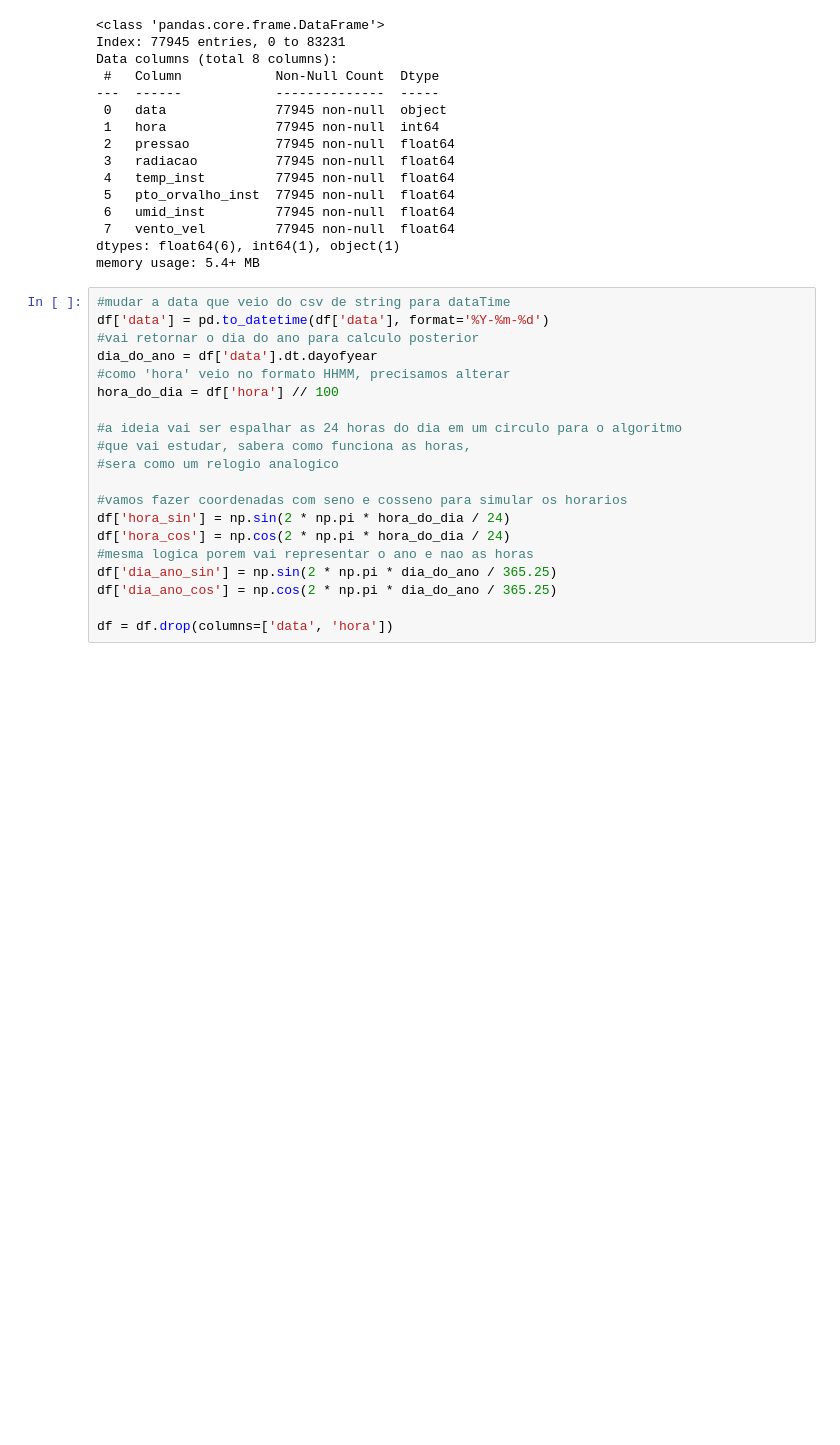
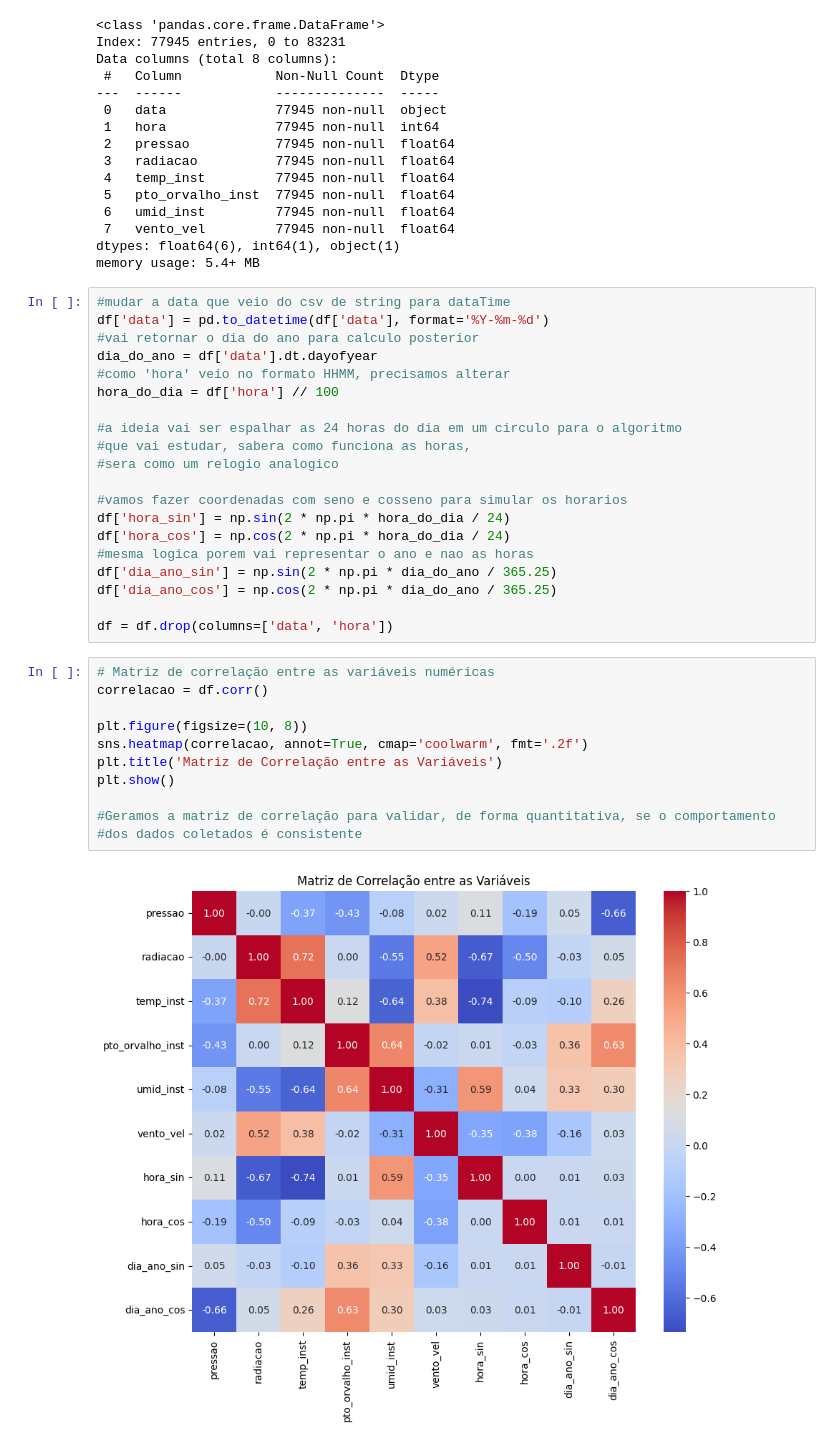
Before and after one commit to enzobanin/AnaliseDeDadosTemperatura, a Jupyter notebook: TempArInst.ipynb, the cells around one changed output. Cells and saved outputs as stored; diff of their text form; blank space fills up the shorter version.

Commit message:
Matriz de correlação e split

```diff
--- a/TempArInst.ipynb
+++ b/TempArInst.ipynb
@@ -105,3 +107,16 @@ df['dia_ano_sin'] = np.sin(2 * np.pi * dia_do_ano / 365.25)
 df['dia_ano_cos'] = np.cos(2 * np.pi * dia_do_ano / 365.25)
 
 df = df.drop(columns=['data', 'hora'])
+# %%
+# Matriz de correlação entre as variáveis numéricas
+correlacao = df.corr()
+
+plt.figure(figsize=(10, 8))
+sns.heatmap(correlacao, annot=True, cmap='coolwarm', fmt='.2f')
+plt.title('Matriz de Correlação entre as Variáveis')
+plt.show()
+
+#Geramos a matriz de correlação para validar, de forma quantitativa, se o comportamento
+#dos dados coletados é consistente
+# %% [output]
+[figure, added]
```
Also changed, not shown: parts of 4 cells of this notebook.
